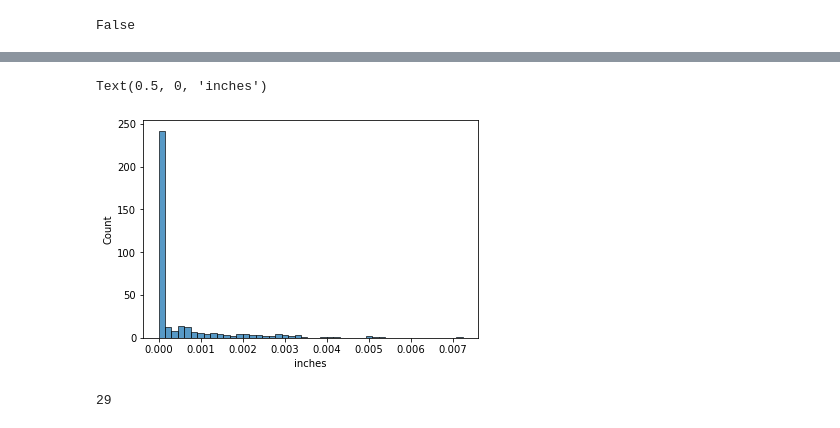
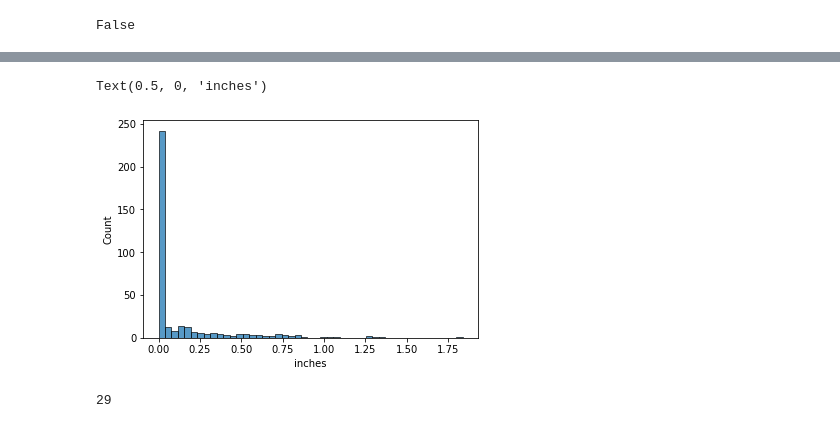
Before and after one commit to LuanDaSilva/PythonDS, a Jupyter notebook: Numpy Tutorial.ipynb, the cells around one changed output, grey strips where cells are left out. Cells and saved outputs as stored; diff of their text form; code cells hidden in the pictures.

```diff
--- a/Numpy Tutorial.ipynb
+++ b/Numpy Tutorial.ipynb
@@ -865,7 +845,7 @@ rainfall = df_2014['PRCP'].values
 # %%
-sns.histplot(inches)
+sns.histplot(rainfall)
 plt.xlabel('inches')
 # %% [output]
 Text(0.5, 0, 'inches')
-[figure, old version]
+[figure, new version]
 # %%
```
Also changed, not shown: parts of 140 cells of this notebook.
